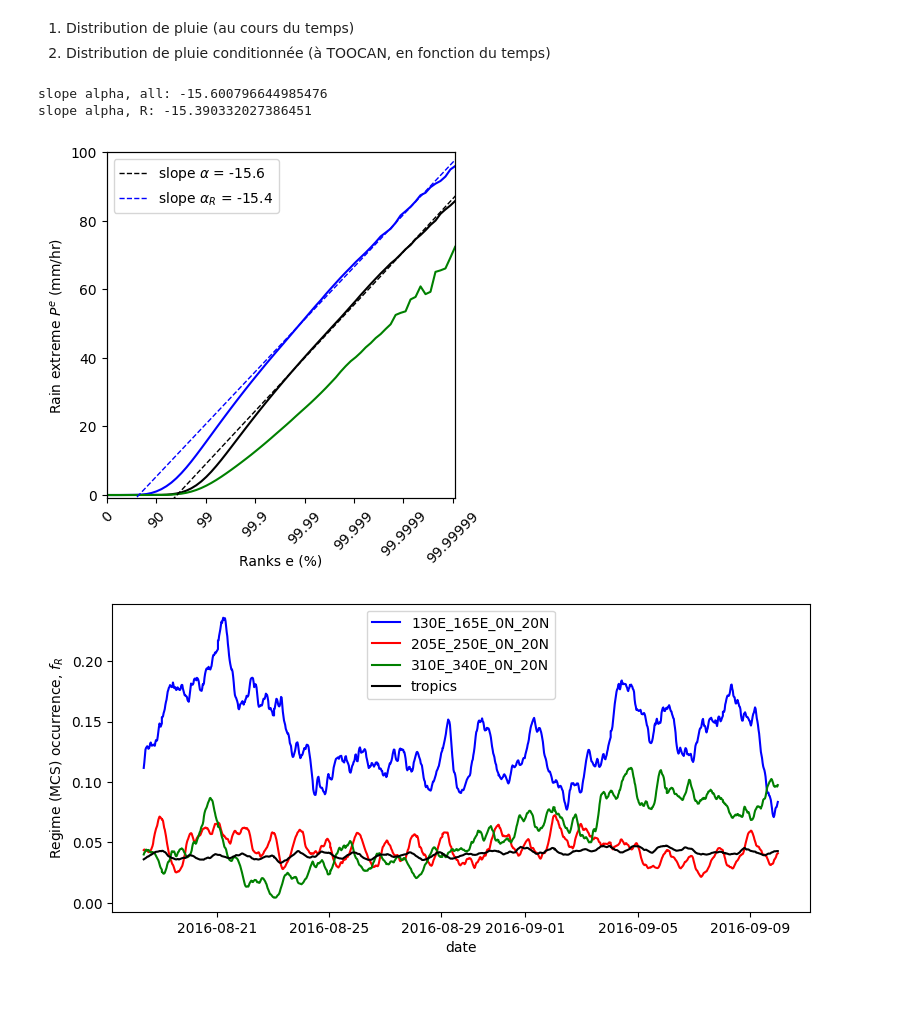
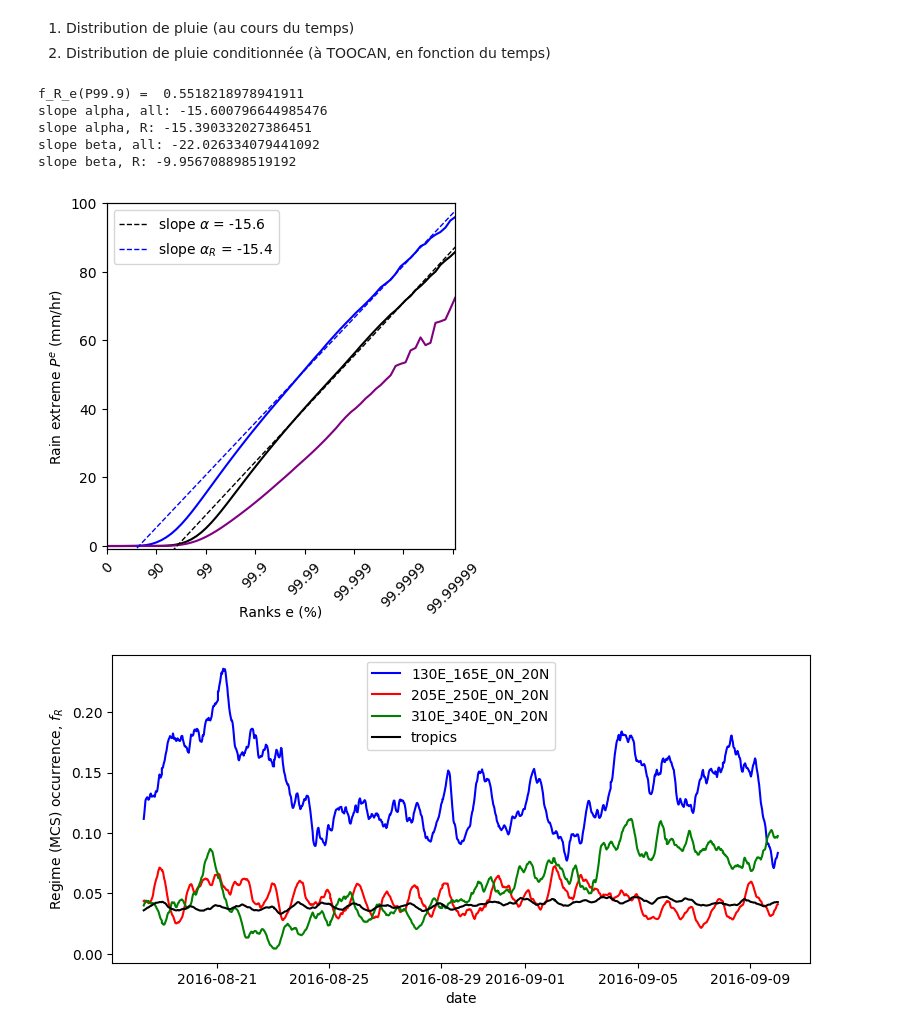
Before and after one commit to bfildier/explore-multiscale-extremes, a Jupyter notebook: scripts/exploreDYAMOND-SAM_regions.ipynb, the cells around one changed output. Drawn from its saved outputs; the diff is of its cells as text; code cells hidden in the pictures; blank space fills up the shorter version.

```diff
--- a/scripts/exploreDYAMOND-SAM_regions.ipynb
+++ b/scripts/exploreDYAMOND-SAM_regions.ipynb
@@ -264,6 +264,10 @@ f_R = np.mean(np.array([time_dist[i_t].frac for i_t in dict_cs[region].range_t])
 # compute ranks(f_R_e)
 f_R_e = f_e_R*f_R/f_e
 perc_R_e = f_R_e*perc_all
+# print value at rank
+rank_e = 99.9
+i_e = dist_all.indexOfRank(rank_e)
+print('f_R_e(P99.9) = ',f_R_e[i_e])
 
 # -- fit of distributions
 s_fit = slice(30,70)
@@ -276,36 +280,41 @@ def func(x,a,b):
     return a * x + b
 popt_all, pcov = curve_fit(func,x[s_fit],y_all[s_fit])
 popt_R, pcov = curve_fit(func,x[s_fit],y_R[s_fit])
-alpha_all = popt_all[0]
-alpha_WP = popt_R[0]
+alpha_all,beta_all = popt_all[0],popt_all[1]
+alpha_WP,beta_WP = popt_R[0],popt_R[1]
 print('slope alpha, all:',popt_all[0])
 print('slope alpha, R:',popt_R[0])
+print('slope beta, all:',popt_all[1])
+print('slope beta, R:',popt_R[1])
 
 #- set frame
 p1d.setFrame(ax,rankmin=0,rankmax=rankmax,xtickrotation=45) # in here, duplicate the outer axis for fixing independent frame
 
 #- show data
 p1d.showData(ax,ranks,perc_all, c='k',rankmin=0, rankmax = rankmax)
 p1d.showData(ax,ranks,perc_R, c='b',rankmin=0, rankmax = rankmax)
 p1d.showData(ax,ranks,perc_R_e, c='purple',rankmin=0, rankmax = rankmax)
 
 p1d.showData(ax,ranks,func(x,*popt_all), c='k',linestyle='--',linewidth=1,rankmin=0, rankmax = rankmax,label=r'slope $\alpha$ = %2.1f'%popt_all[0])
 p1d.showData(ax,ranks,func(x,*popt_R), c='b',linestyle='--',linewidth=1,rankmin=0, rankmax = rankmax,label=r'slope $\alpha_R$ = %2.1f'%popt_R[0])
 
 # legend
 ax.legend()
 
 #- labels
 ax.set_xlabel('Ranks e (%)',labelpad=40)
 ax.set_ylabel('Rain extreme $P^e$ (mm/hr)')
 
 ax.set_ylim((-1,100))
 
 plt.savefig(os.path.join(figdir,'dist_P_PR_%s.pdf'%region),bbox_inches='tight')
 # %% [output]
+f_R_e(P99.9) =  0.5518218978941911
 slope alpha, all: -15.600796644985476
 slope alpha, R: -15.390332027386451
+slope beta, all: -22.026334079441092
+slope beta, R: -9.956708898519192
-[figure, old version]
+[figure, new version]
 # %%
 # Time variation of f_R
 
```
Also changed, not shown: parts of 5 cells of this notebook, 4 other files.
